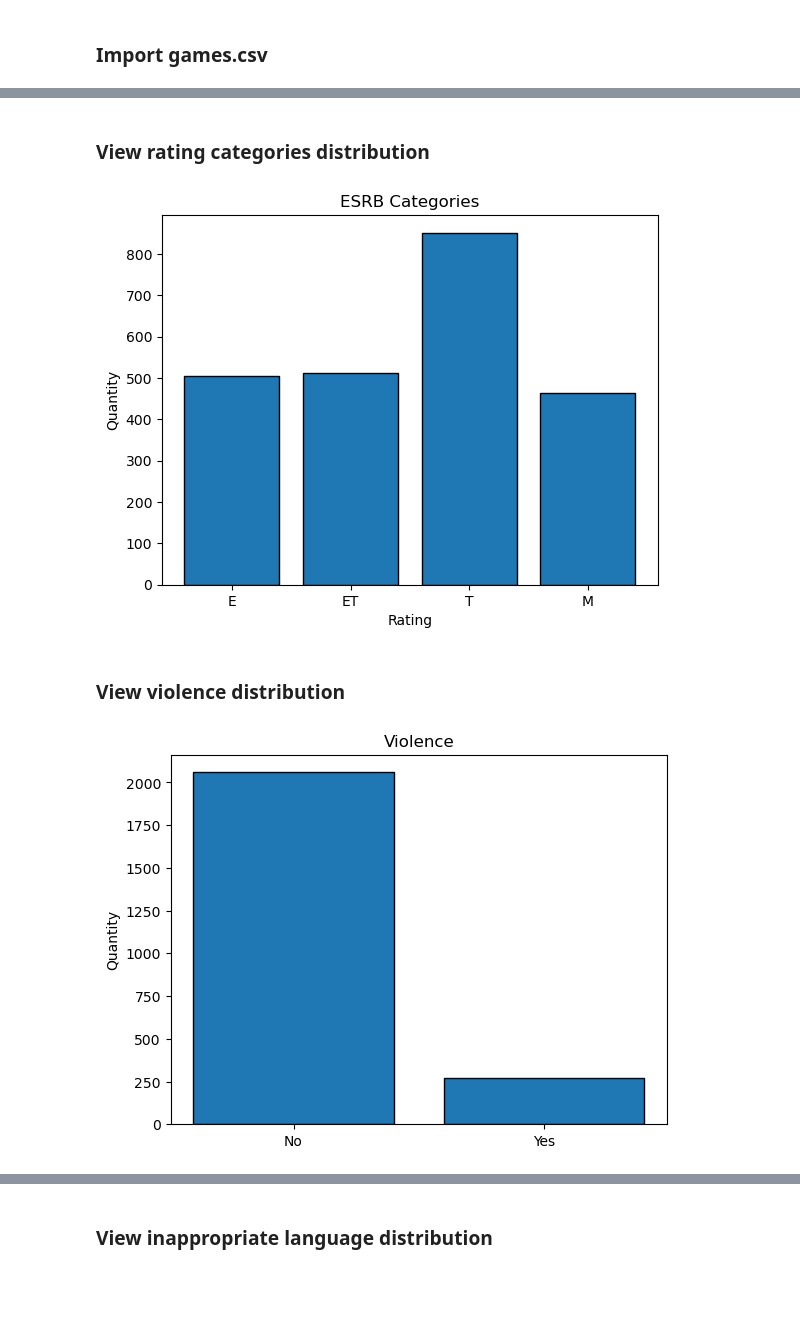
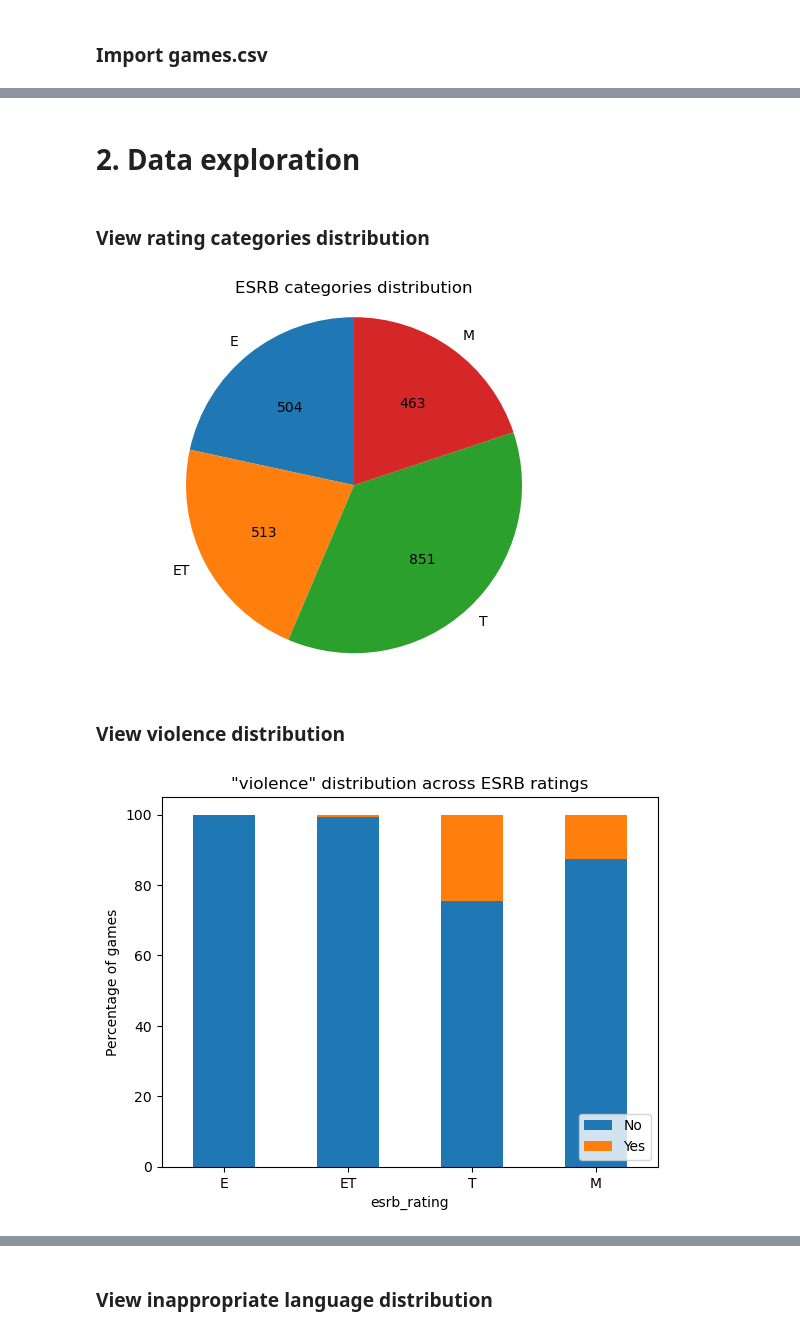
Before and after one commit to psampir/esrb-predictor, a Jupyter notebook: esrb_predictor.ipynb, the cells around one changed output, grey strips where cells are left out. Saved outputs shown, nothing was run; the diff lists cells and outputs as text; code cells hidden in the pictures; blank space fills up the shorter version.

Commit message:
improved graphs

```diff
--- a/esrb_predictor.ipynb
+++ b/esrb_predictor.ipynb
@@ -25,34 +33,36 @@ games.head()
+# %% [markdown]
+# 2. Data exploration
 # %% [markdown]
 ### View rating categories distribution
 # %%
-# Define the custom order for both x-axis ticks and bar order
-custom_order = ['E', 'ET', 'T', 'M']
+# Define the custom order for graphs
+order = ['E', 'ET', 'T', 'M']
 
 # Count occurrences of each category
-counts = games['esrb_rating'].value_counts().reindex(custom_order, fill_value=0)
+counts = games['esrb_rating'].value_counts().reindex(order, fill_value=0)
 
-# Create a bar plot
-plt.bar(custom_order, counts, edgecolor='black')
+# Create a pie chart
+plt.pie(counts, labels=counts.index, startangle=90, autopct=lambda p: '{:,}'.format(int(p*sum(counts)/100)))
 
-plt.title('ESRB Categories')
-plt.xlabel('Rating')
-plt.ylabel('Quantity')
+plt.title('ESRB categories distribution')
+plt.axis('equal')  # Equal aspect ratio ensures that the pie is drawn as a circle.
 
 plt.show()
 # %% [output]
-[figure, old version]
+[figure, new version]
 # %% [markdown]
 ### View violence distribution
 # %%
-violence_counts = games['violence'].value_counts()
+# Calculate the percentage of games with and without "violence" for each ESRB rating category
+percentage_data = pd.crosstab(games['esrb_rating'], games['violence'], normalize='index') * 100
 
-plt.bar(violence_counts.index, violence_counts, edgecolor='black')
+# Reorder the rows of the DataFrame based on the desired order of ESRB ratings: E, ET, T, M
+ax = percentage_data.loc[order].plot(kind='bar', stacked=True, rot=0)
 
-plt.xticks([0, 1], ['No', 'Yes'])
-
-plt.title('Violence')
-plt.ylabel('Quantity')
+plt.title('"violence" distribution across ESRB ratings')
+plt.ylabel('Percentage of games')
+ax.legend(['No', 'Yes'], loc='lower right')
 
 plt.show()
 # %% [output]
-[figure, old version]
+[figure, new version]
```
Also changed, not shown: parts of 38 cells of this notebook.
